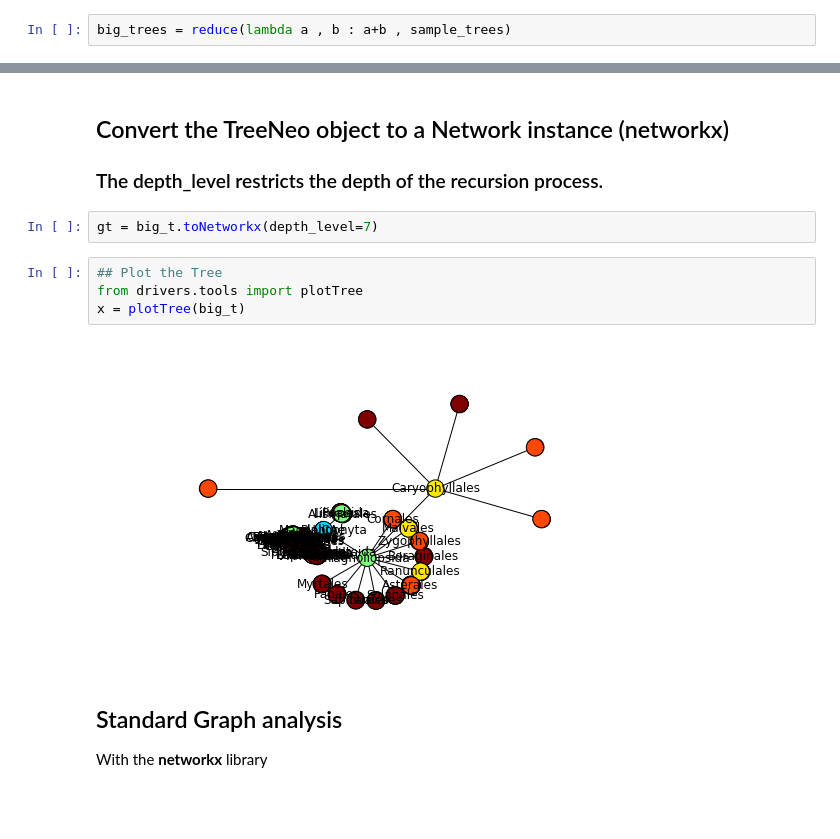
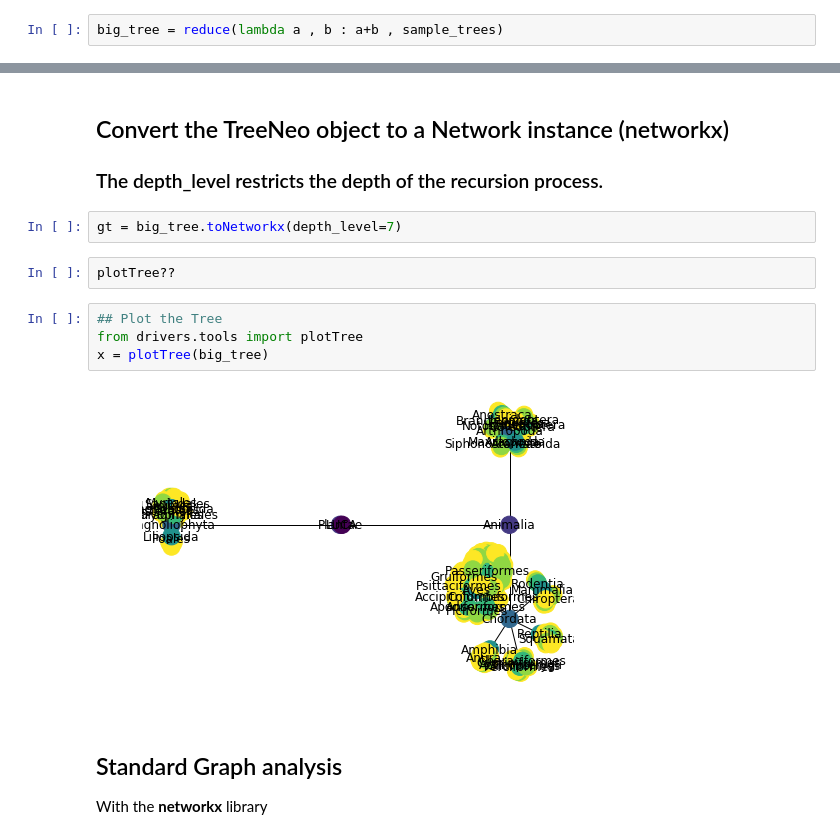
Before and after one commit to molgor/biospytial, a Jupyter notebook: ipython-notebooks/demos/Mosquitos_and_friends.ipynb, the cells around one changed output, grey strips where cells are left out. Drawn from its saved outputs; the diff is of its cells as text; blank space fills up the shorter version.

```diff
--- a/ipython-notebooks/demos/Mosquitos_and_friends.ipynb
+++ b/ipython-notebooks/demos/Mosquitos_and_friends.ipynb
@@ -182,7 +182,7 @@ t3.classes
 ### *Integrate*  the tree covering all the region
 We can use the a folding sum of the trees over the entire sampled list of trees
 # %%
-big_trees = reduce(lambda a , b : a+b , sample_trees)
+big_tree = reduce(lambda a , b : a+b , sample_trees)
 # %% [output]
 INFO Merging Trees
 INFO Merging Trees
@@ -291,13 +311,15 @@ INFO Sorting nodes in taxonomic levels by counts on frequencies
 ## Convert the TreeNeo object to a Network instance (networkx)
 ### The depth_level restricts the depth of the recursion process.
 # %%
-gt = big_t.toNetworkx(depth_level=7)
+gt = big_tree.toNetworkx(depth_level=7)
+# %%
+plotTree??
 # %%
 ## Plot the Tree
 from drivers.tools import plotTree
-x = plotTree(big_t)
+x = plotTree(big_tree)
 # %% [output]
-[figure, old version]
+[figure, new version]
 # %% [markdown]
 ## Standard Graph analysis
 With the **networkx** library
```
Also changed, not shown: parts of 37 cells of this notebook, 5 other files.
